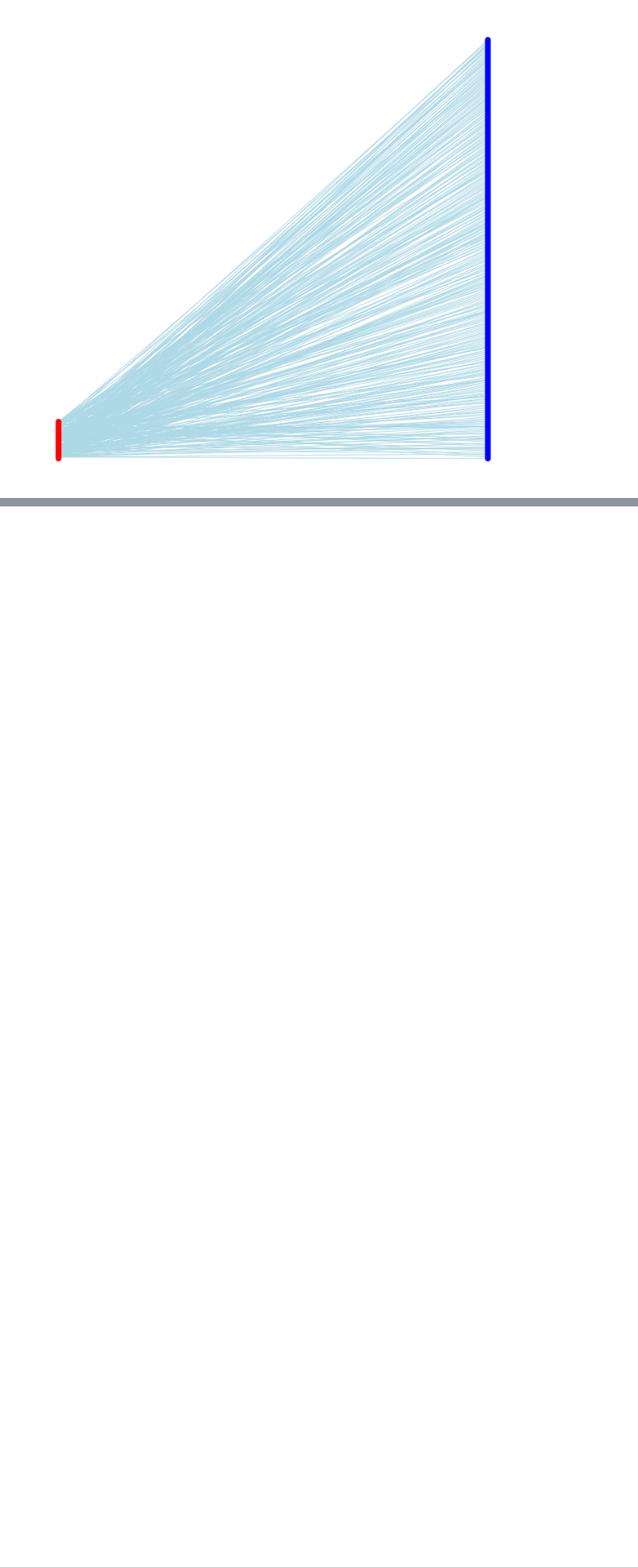
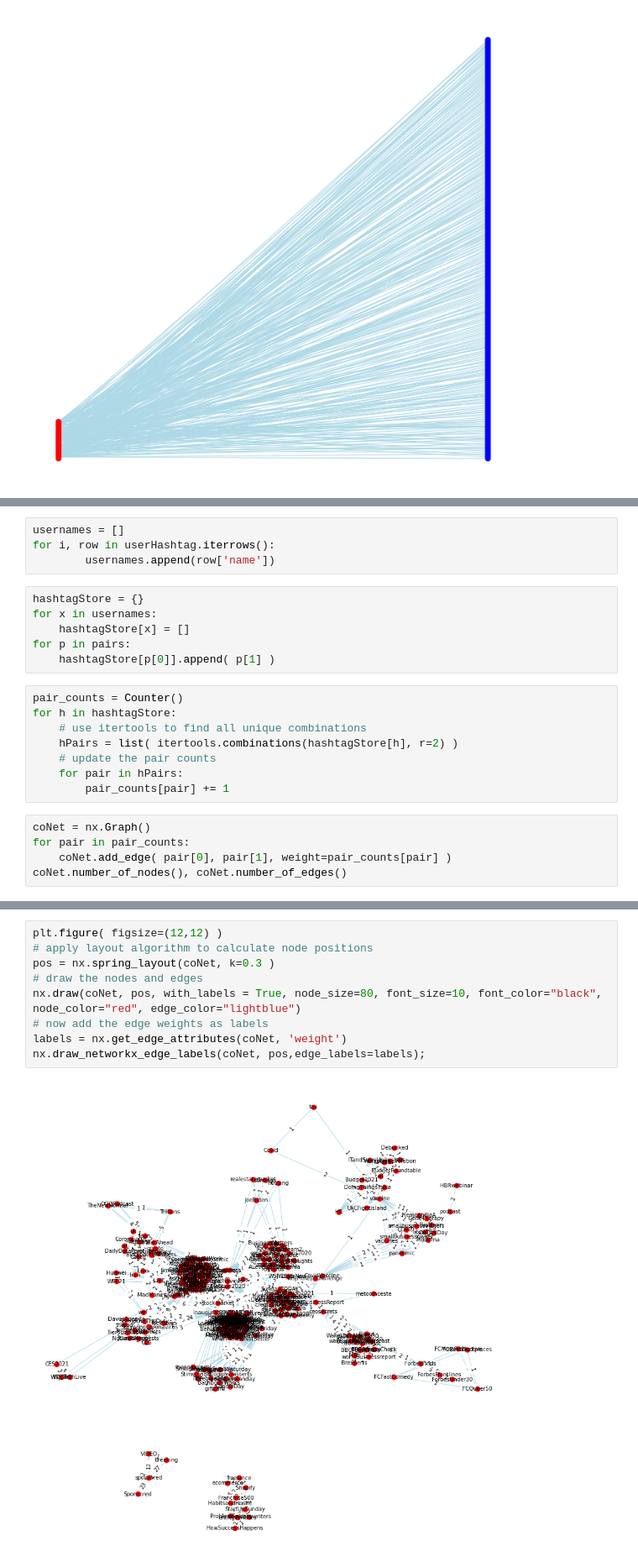
Before and after one commit to ravig00/Network-Analysis, a Jupyter notebook: assignment2.ipynb, the cells around one changed output, grey strips where cells are left out. Shown at 84% size. Drawn from its saved outputs; the diff is of its cells as text; blank space fills up the shorter version.

```diff
--- a/assignment2.ipynb
+++ b/assignment2.ipynb
@@ -295,0 +300,23 @@ plt.show()
+# %%
+usernames = []
+for i, row in userHashtag.iterrows():
+        usernames.append(row['name'])
+# %%
+hashtagStore = {}
+for x in usernames:
+    hashtagStore[x] = []
+for p in pairs:
+    hashtagStore[p[0]].append( p[1] )
+# %%
+pair_counts = Counter()
+for h in hashtagStore:
+    # use itertools to find all unique combinations
+    hPairs = list( itertools.combinations(hashtagStore[h], r=2) )
+    # update the pair counts
+    for pair in hPairs:
+        pair_counts[pair] += 1
+# %%
+coNet = nx.Graph()
+for pair in pair_counts:
+    coNet.add_edge( pair[0], pair[1], weight=pair_counts[pair] )
+coNet.number_of_nodes(), coNet.number_of_edges()
@@ -295,0 +346,11 @@ plt.show()
+# %%
+plt.figure( figsize=(12,12) )
+# apply layout algorithm to calculate node positions
+pos = nx.spring_layout(coNet, k=0.3 )
+# draw the nodes and edges
+nx.draw(coNet, pos, with_labels = True, node_size=80, font_size=10, font_color="black", node_color="red", edge_color="lightblue")
+# now add the edge weights as labels
+labels = nx.get_edge_attributes(coNet, 'weight')
+nx.draw_networkx_edge_labels(coNet, pos,edge_labels=labels);
+# %% [output]
+[figure, added]
```
Also changed, not shown: parts of 6 cells of this notebook.
